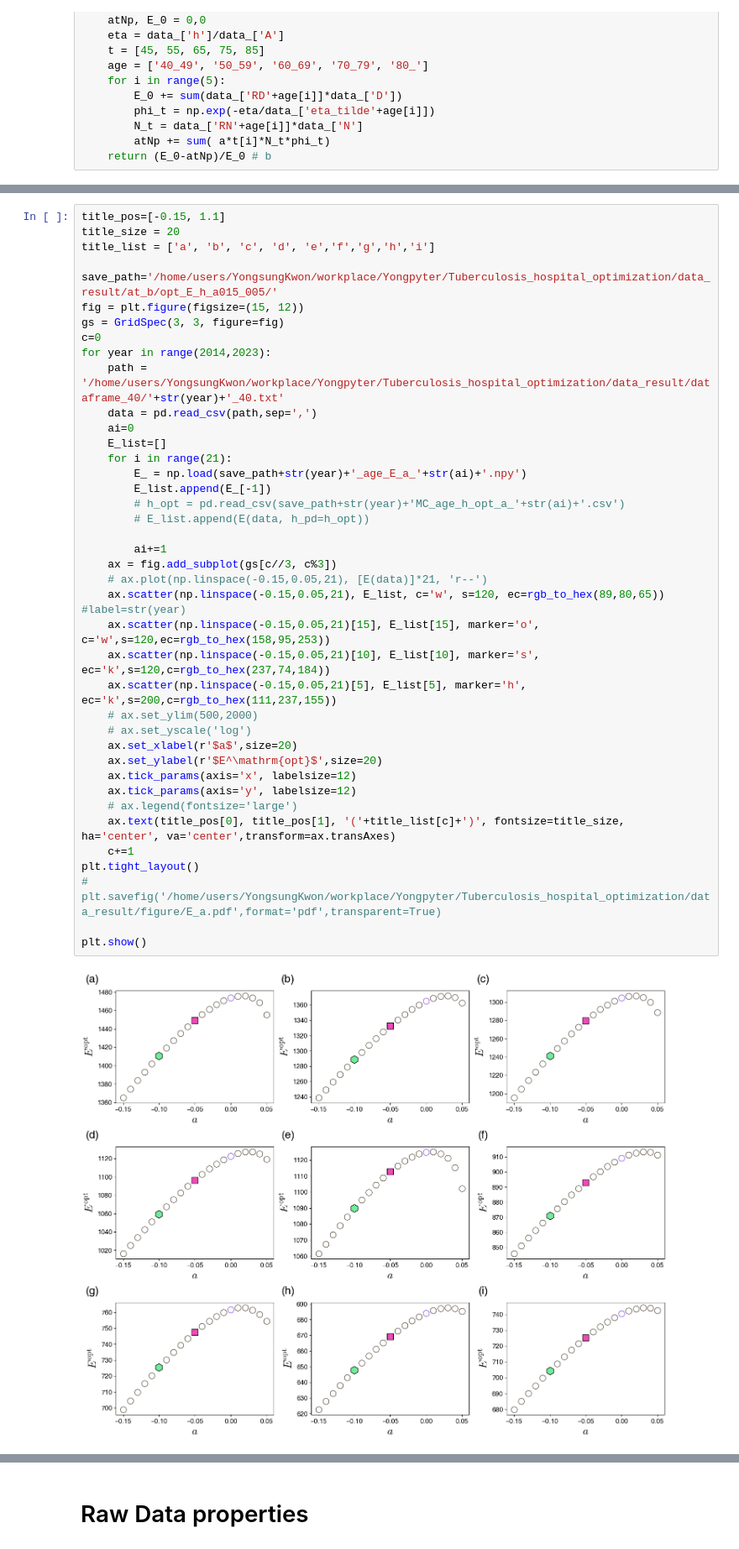
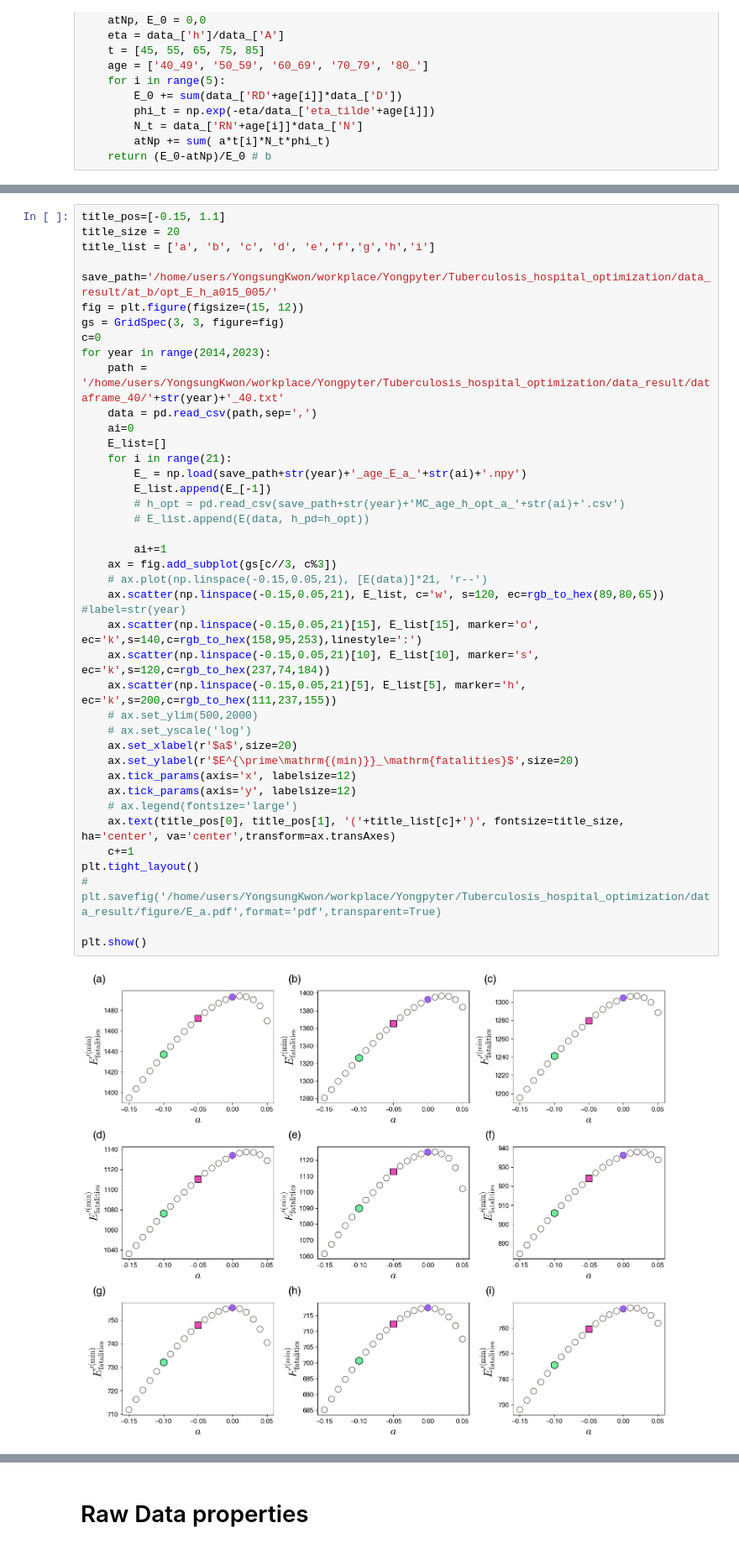
Before and after one commit to kwyosu7/Tuberculosis_hospital_optimization, a Jupyter notebook: article_figure.ipynb, the cells around one changed output, grey strips where cells are left out. Shown at 84% size. Saved outputs shown, nothing was run; the diff lists cells and outputs as text.

```diff
--- a/article_figure.ipynb
+++ b/article_figure.ipynb
@@ -47,33 +49,33 @@ c=0
 for year in range(2014,2023):
 	path = '/home/users/YongsungKwon/workplace/Yongpyter/Tuberculosis_hospital_optimization/data_result/dataframe_40/'+str(year)+'_40.txt'
 	data = pd.read_csv(path,sep=',')
 	ai=0
 	E_list=[]
 	for i in range(21):
 		E_ = np.load(save_path+str(year)+'_age_E_a_'+str(ai)+'.npy')
 		E_list.append(E_[-1])
 		# h_opt = pd.read_csv(save_path+str(year)+'MC_age_h_opt_a_'+str(ai)+'.csv')
 		# E_list.append(E(data, h_pd=h_opt))
 
 		ai+=1
 	ax = fig.add_subplot(gs[c//3, c%3])
 	# ax.plot(np.linspace(-0.15,0.05,21), [E(data)]*21, 'r--')
 	ax.scatter(np.linspace(-0.15,0.05,21), E_list, c='w', s=120, ec=rgb_to_hex(89,80,65)) #label=str(year)
-	ax.scatter(np.linspace(-0.15,0.05,21)[15], E_list[15], marker='o', c='w',s=120,ec=rgb_to_hex(158,95,253))
+	ax.scatter(np.linspace(-0.15,0.05,21)[15], E_list[15], marker='o', ec='k',s=140,c=rgb_to_hex(158,95,253),linestyle=':')
 	ax.scatter(np.linspace(-0.15,0.05,21)[10], E_list[10], marker='s', ec='k',s=120,c=rgb_to_hex(237,74,184))
 	ax.scatter(np.linspace(-0.15,0.05,21)[5], E_list[5], marker='h', ec='k',s=200,c=rgb_to_hex(111,237,155))
 	# ax.set_ylim(500,2000)
 	# ax.set_yscale('log')
 	ax.set_xlabel(r'$a$',size=20)
-	ax.set_ylabel(r'$E^\mathrm{opt}$',size=20)
+	ax.set_ylabel(r'$E^{\prime\mathrm{(min)}}_\mathrm{fatalities}$',size=20)
 	ax.tick_params(axis='x', labelsize=12)
 	ax.tick_params(axis='y', labelsize=12)
 	# ax.legend(fontsize='large')
 	ax.text(title_pos[0], title_pos[1], '('+title_list[c]+')', fontsize=title_size,  ha='center', va='center',transform=ax.transAxes)
 	c+=1
 plt.tight_layout()
 # plt.savefig('/home/users/YongsungKwon/workplace/Yongpyter/Tuberculosis_hospital_optimization/data_result/figure/E_a.pdf',format='pdf',transparent=True)
 
 plt.show()
 # %% [output]
-[figure, old version]
+[figure, new version]
```
Also changed, not shown: parts of 17 cells of this notebook, 1 other file.
